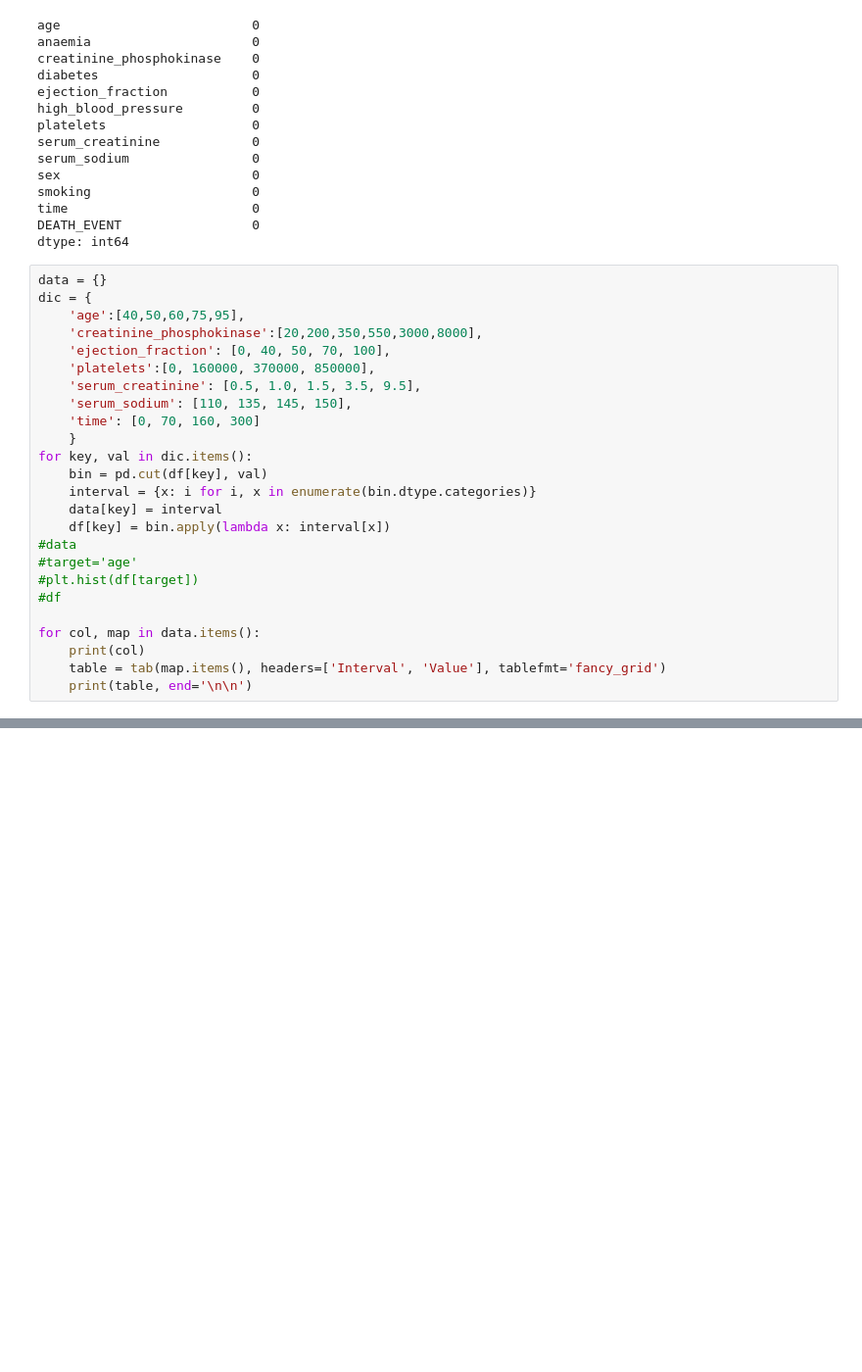
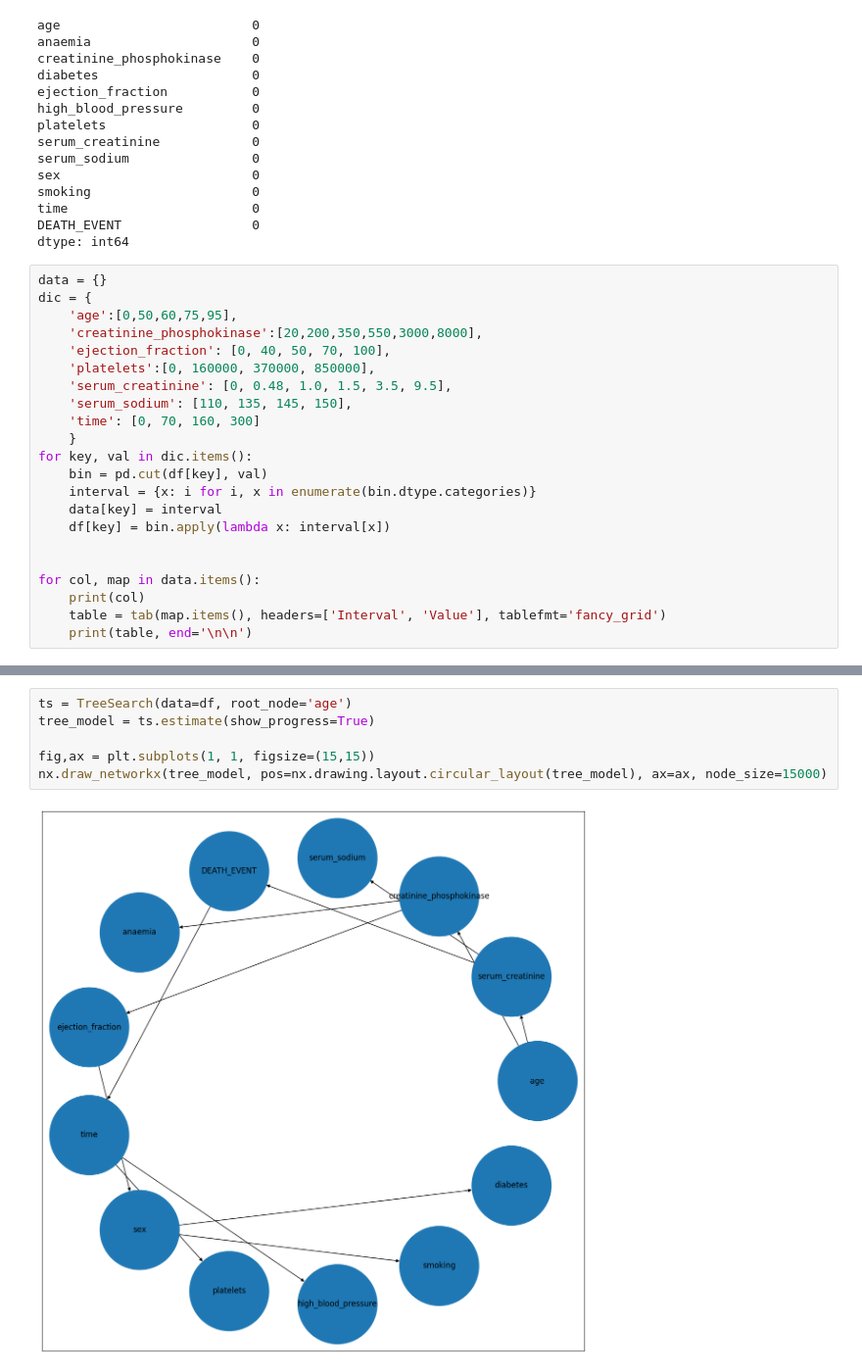
Before and after one commit to PtrTella/BayesianNetwork, a Jupyter notebook: CLASSIFY.ipynb, the cells around one changed output, grey strips where cells are left out. Shown at 98% size. Drawn from its saved outputs; the diff is of its cells as text; blank space fills up the shorter version.

```diff
--- a/CLASSIFY.ipynb
+++ b/CLASSIFY.ipynb
@@ -89,11 +90,11 @@ dtype: int64
 # %%
 data = {}
 dic = {
-    'age':[40,50,60,75,95],
+    'age':[0,50,60,75,95],
     'creatinine_phosphokinase':[20,200,350,550,3000,8000],
     'ejection_fraction': [0, 40, 50, 70, 100],
     'platelets':[0, 160000, 370000, 850000],
-    'serum_creatinine': [0.5, 1.0, 1.5, 3.5, 9.5],
+    'serum_creatinine': [0, 0.48, 1.0, 1.5, 3.5, 9.5],
     'serum_sodium': [110, 135, 145, 150],
     'time': [0, 70, 160, 300]
     }
@@ -102,10 +103,7 @@ for key, val in dic.items():
     interval = {x: i for i, x in enumerate(bin.dtype.categories)}
     data[key] = interval
     df[key] = bin.apply(lambda x: interval[x])
-#data
-#target='age'
-#plt.hist(df[target])
-#df
+
 
 for col, map in data.items():
     print(col)
@@ -131,0 +206,8 @@ age
+# %%
+ts = TreeSearch(data=df, root_node='age')
+tree_model = ts.estimate(show_progress=True)
+
+fig,ax = plt.subplots(1, 1, figsize=(15,15))
+nx.draw_networkx(tree_model, pos=nx.drawing.layout.circular_layout(tree_model), ax=ax, node_size=15000)
+# %% [output]
+[figure, added]
```
Also changed, not shown: parts of 8 cells of this notebook.
